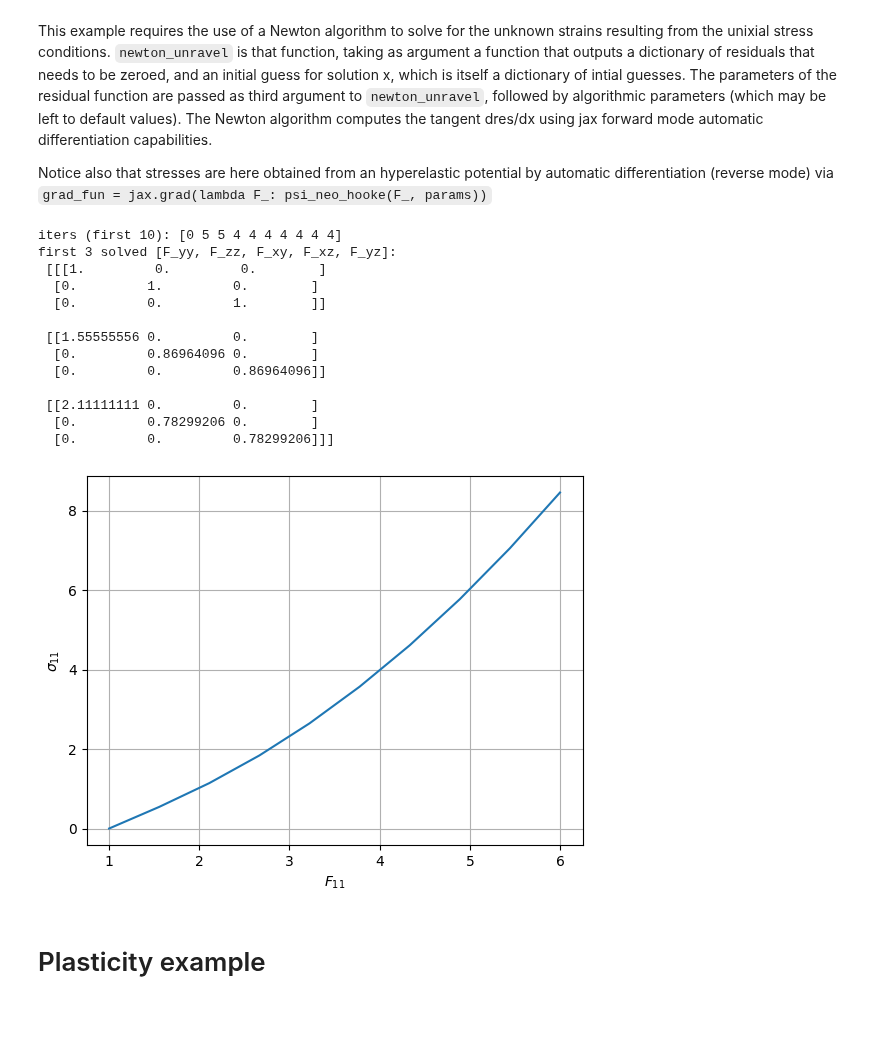
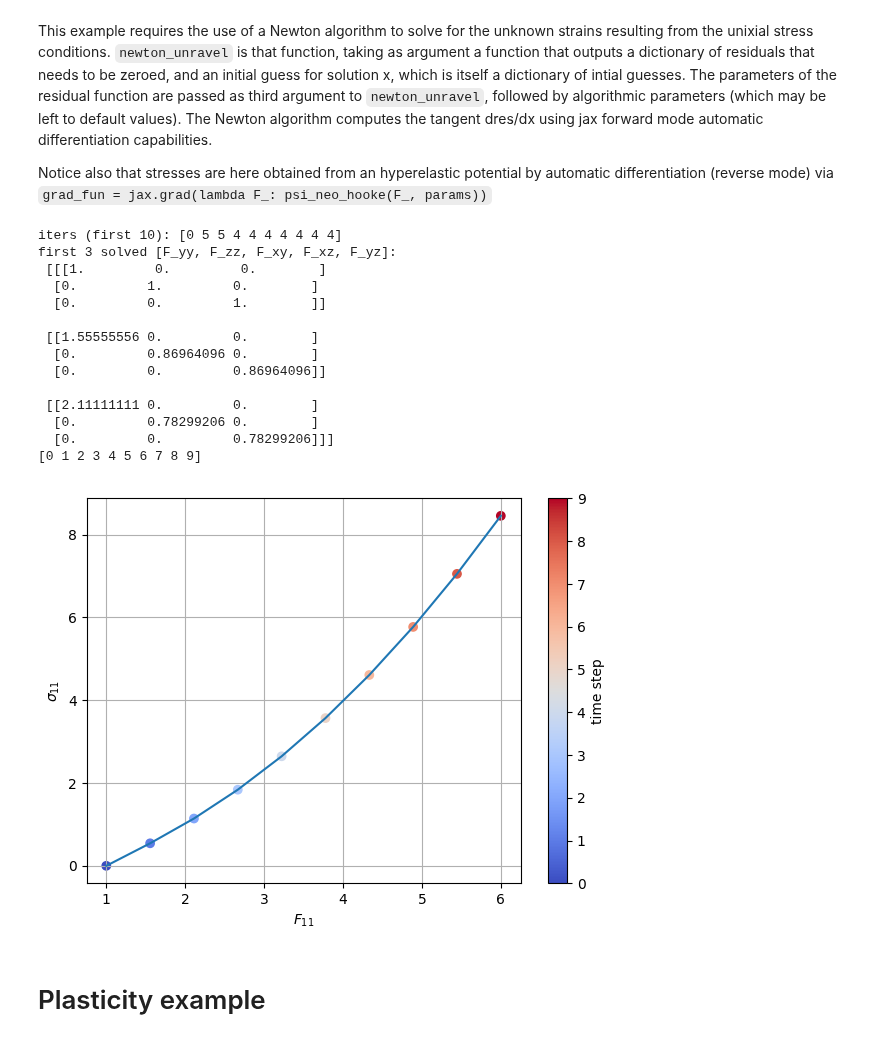
Before and after one commit to kerfriden/jaxdentify, a Jupyter notebook: demo.ipynb, the cells around one changed output. Cells and saved outputs as stored; diff of their text form; code cells hidden in the pictures; blank space fills up the shorter version.

```diff
--- a/demo.ipynb
+++ b/demo.ipynb
@@ -220,34 +229,40 @@ load_ts = {
     "sigma_cstr_idx": jnp.broadcast_to(sigma_cstr_idx, (len(ts), sigma_cstr_idx.shape[0])) ,
     "F_cstr_idx": jnp.broadcast_to(F_cstr_idx, (len(ts), F_cstr_idx.shape[0])),
 }
 
 # ----- run -----
 state0 = {"F_eff": jnp.eye(3, dtype=F_hist.dtype)}
 state_T, fields_ts, state_ts, logs_ts = simulate_unpack(constitutive_update_fn,state0, load_ts, params)
 
 print("iters (first 10):", logs_ts["conv"][:10])
 print("first 3 solved [F_yy, F_zz, F_xy, F_xz, F_yz]:\n", fields_ts["F_eff"][:3])
 
+t = np.arange(len(fields_ts["F_eff"]))
+print(t)
+plt.figure(figsize=(7,5))
+sc = plt.scatter(fields_ts["F_eff"][:,0,0], fields_ts["sigma"][:,0], c=t, cmap="coolwarm")
+plt.colorbar(sc, label="time step")
 plt.plot(fields_ts["F_eff"][:,0,0],fields_ts["sigma"][:,0])
 plt.grid()
 plt.xlabel(r"$F_{11}$")
 plt.ylabel(r"$\sigma_{11}$")
 plt.show()
 # %% [output]
 iters (first 10): [0 5 5 4 4 4 4 4 4 4]
 first 3 solved [F_yy, F_zz, F_xy, F_xz, F_yz]:
  [[[1.         0.         0.        ]
   [0.         1.         0.        ]
   [0.         0.         1.        ]]
 
  [[1.55555556 0.         0.        ]
   [0.         0.86964096 0.        ]
   [0.         0.         0.86964096]]
 
  [[2.11111111 0.         0.        ]
   [0.         0.78299206 0.        ]
   [0.         0.         0.78299206]]]
+[0 1 2 3 4 5 6 7 8 9]
-[figure, old version]
+[figure, new version]
 # %% [markdown]
 # Plasticity example
 # %%
```
Also changed, not shown: parts of 13 cells of this notebook.
